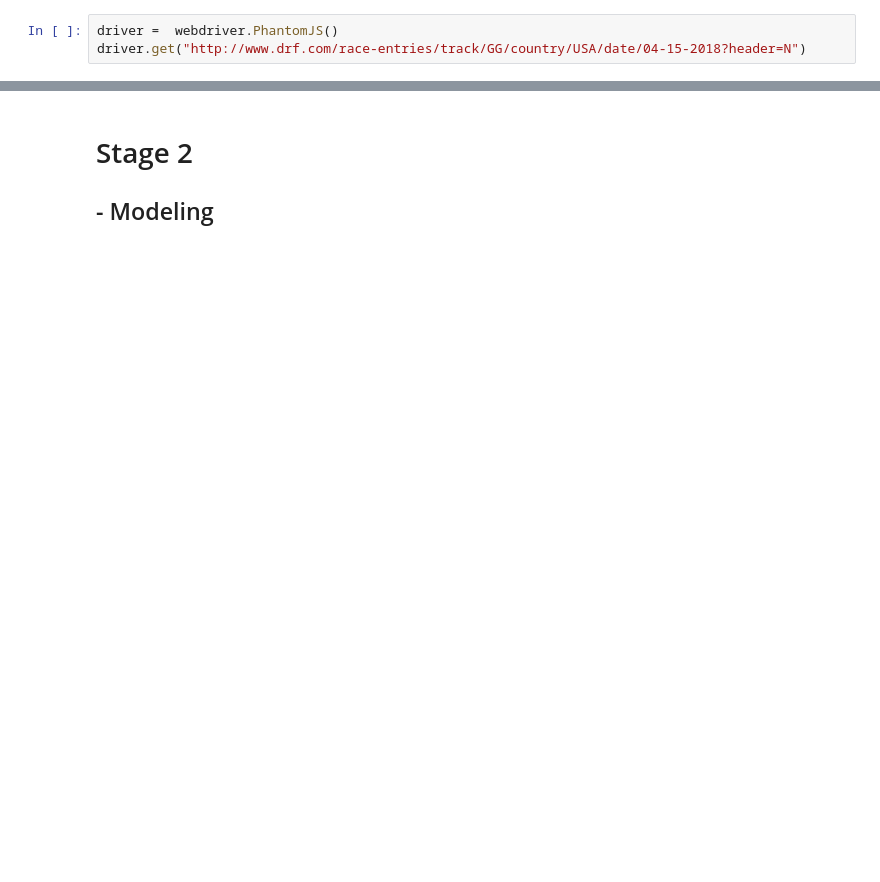
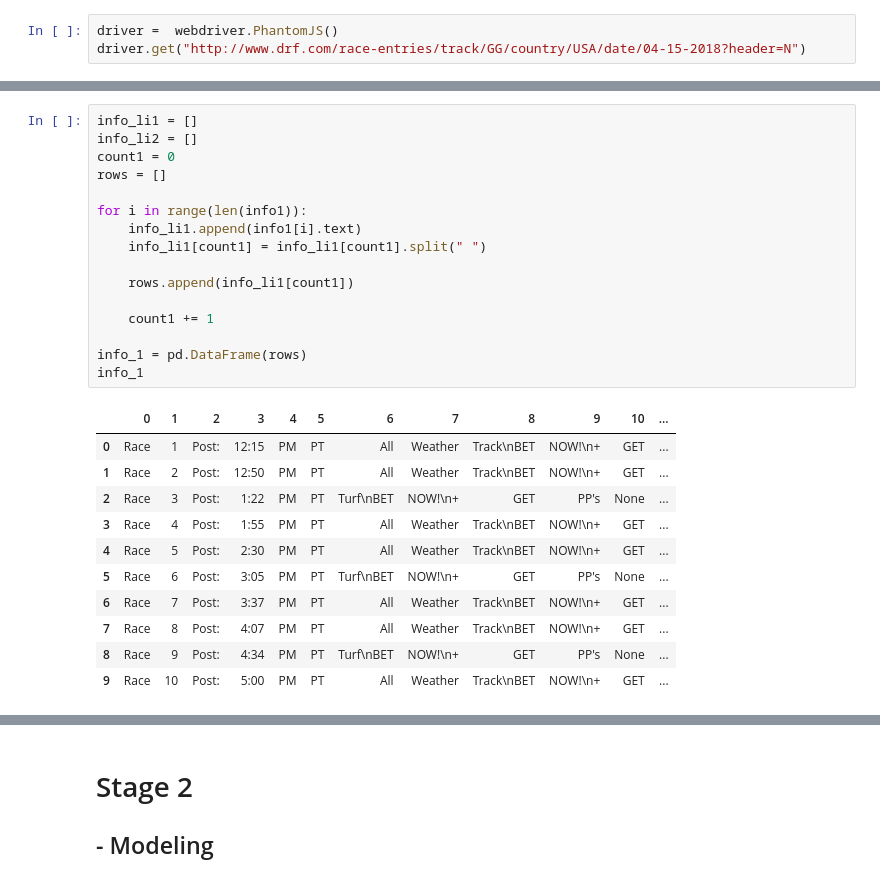
Before and after one commit to jungi21cc/golden_gate_field, a Jupyter notebook: golden_gate.ipynb, the cells around one changed output, grey strips where cells are left out. Saved outputs shown, nothing was run; the diff lists cells and outputs as text; blank space fills up the shorter version.

```diff
--- a/golden_gate.ipynb
+++ b/golden_gate.ipynb
@@ -137,0 +40,28 @@ driver.close()
+# %%
+info_li1 = []
+info_li2 = []
+count1 = 0
+rows = []
+
+for i in range(len(info1)):
+    info_li1.append(info1[i].text)
+    info_li1[count1] = info_li1[count1].split(" ")
+
+    rows.append(info_li1[count1])
+
+    count1 += 1
+
+info_1 = pd.DataFrame(rows)
+info_1
+# %% [output]
+|  | 0 | 1 | 2 | 3 | 4 | 5 | 6 | 7 | 8 | 9 | 10 | ... |
+| 0 | Race | 1 | Post: | 12:15 | PM | PT | All | Weather | Track\nBET | NOW!\n+ | GET | ... |
+| 1 | Race | 2 | Post: | 12:50 | PM | PT | All | Weather | Track\nBET | NOW!\n+ | GET | ... |
+| 2 | Race | 3 | Post: | 1:22 | PM | PT | Turf\nBET | NOW!\n+ | GET | PP's | None | ... |
+| 3 | Race | 4 | Post: | 1:55 | PM | PT | All | Weather | Track\nBET | NOW!\n+ | GET | ... |
+| 4 | Race | 5 | Post: | 2:30 | PM | PT | All | Weather | Track\nBET | NOW!\n+ | GET | ... |
+| 5 | Race | 6 | Post: | 3:05 | PM | PT | Turf\nBET | NOW!\n+ | GET | PP's | None | ... |
+| 6 | Race | 7 | Post: | 3:37 | PM | PT | All | Weather | Track\nBET | NOW!\n+ | GET | ... |
+| 7 | Race | 8 | Post: | 4:07 | PM | PT | All | Weather | Track\nBET | NOW!\n+ | GET | ... |
+| 8 | Race | 9 | Post: | 4:34 | PM | PT | Turf\nBET | NOW!\n+ | GET | PP's | None | ... |
+| 9 | Race | 10 | Post: | 5:00 | PM | PT | All | Weather | Track\nBET | NOW!\n+ | GET | ... |
```
Also changed, not shown: parts of 29 cells of this notebook.
